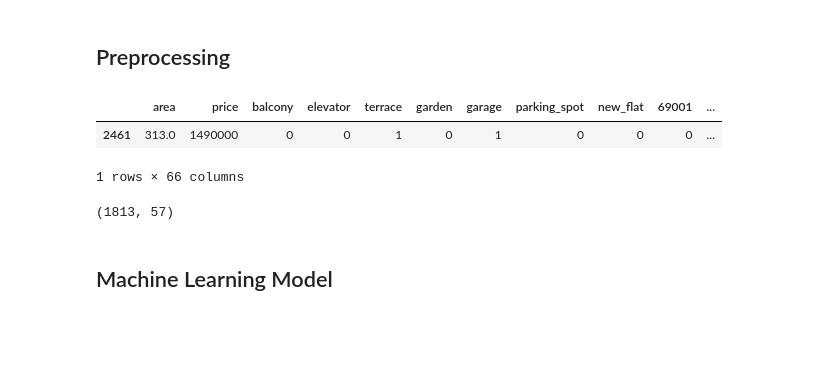
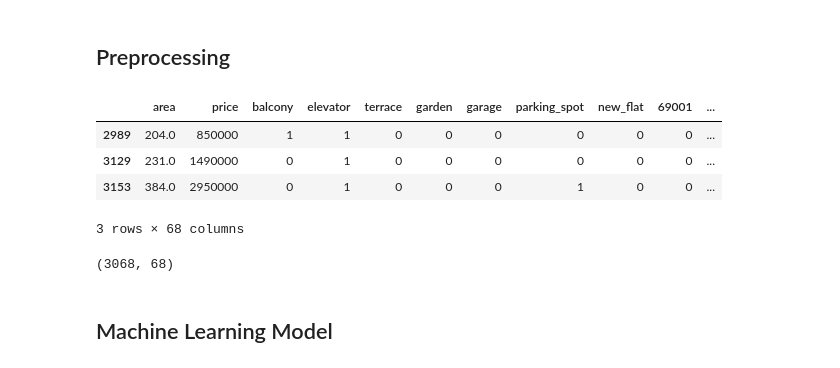
Before and after one commit to Nacim-B/Flat_Price_Prediction_in_Lyon, a Jupyter notebook: Flat_Price_Prediction.ipynb, the cells around one changed output. Drawn from its saved outputs; the diff is of its cells as text; code cells hidden in the pictures; blank space fills up the shorter version.

```diff
--- a/Flat_Price_Prediction.ipynb
+++ b/Flat_Price_Prediction.ipynb
@@ -306,11 +306,13 @@ for data in df[['postal_code', 'district', 'rooms', 'floor']]:
     df = df.join(pd.get_dummies(df[data])).drop([data], axis = 1)
 # %%
 pd.set_option('display.max_column',52)
-df[df['10 pièces'] == True]
+df[df['9 pièces'] == True]
 # %% [output]
 |  | area | price | balcony | elevator | terrace | garden | garage | parking_spot | new_flat | 69001 | ... |
-| 2461 | 313.0 | 1490000 | 0 | 0 | 1 | 0 | 1 | 0 | 0 | 0 | ... |
+| 2989 | 204.0 | 850000 | 1 | 1 | 0 | 0 | 0 | 0 | 0 | 0 | ... |
+| 3129 | 231.0 | 1490000 | 0 | 1 | 0 | 0 | 0 | 0 | 0 | 0 | ... |
+| 3153 | 384.0 | 2950000 | 0 | 1 | 0 | 0 | 0 | 1 | 0 | 0 | ... |
-1 rows × 66 columns
+3 rows × 68 columns
 # %%
 #since what is inside the flat seems more important than the location, I will only keep the districts
 df.drop([69001,69002,69003,69004,69005,69006,69007,69008,69009], axis = 1, inplace= True)
@@ -317,9 +320,9 @@ df.drop([69001,69002,69003,69004,69005,69006,69007,69008,69009], axis = 1, inpla
 # %%
 pd.set_option('display.max_column',62)
-df = df[df['price'] < 500000]
-df.shape
+final_df = df[df['price'] < 1000000]
+final_df.shape
 # %% [output]
-(1813, 57)
+(3068, 68)
 # %%
 #normalize the price column
 #df['price'] = np.log(df['price'] + 1)
```
Also changed, not shown: parts of 20 cells of this notebook.
